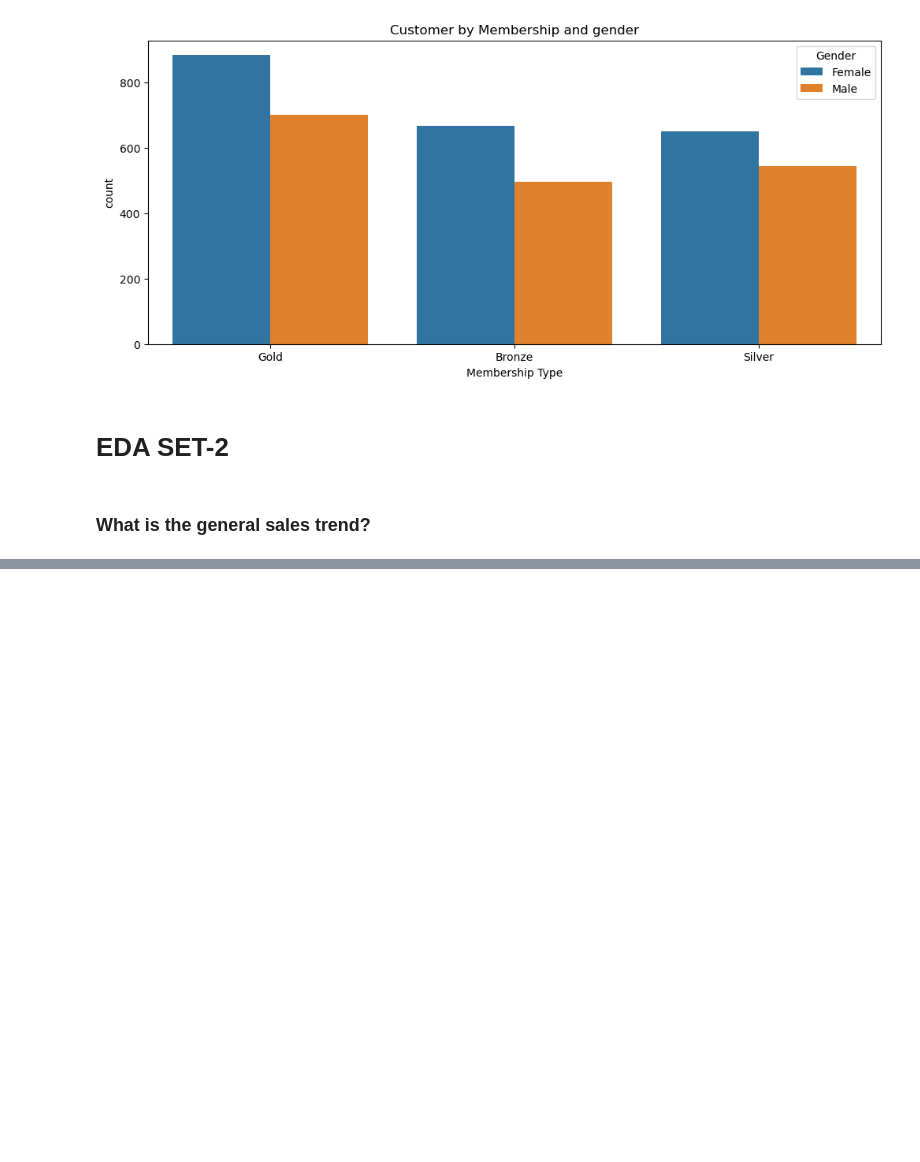
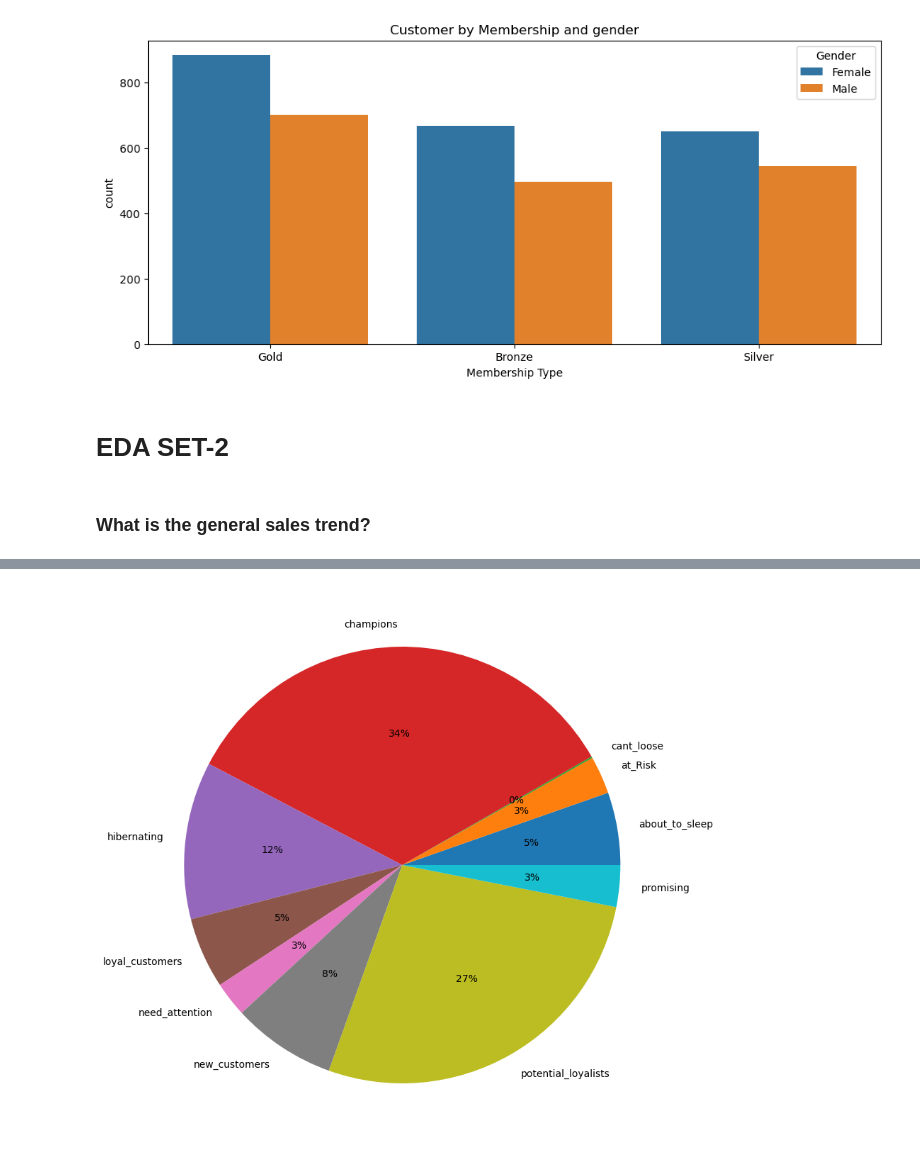
Before and after one commit to ABHISHEK-ALGO/Customer-Behaviour-and-Segmentation, a Jupyter notebook: Customer Behaviour and Segmentation.ipynb, the cells around one changed output, grey strips where cells are left out. Drawn from its saved outputs; the diff is of its cells as text; code cells hidden in the pictures; blank space fills up the shorter version.

```diff
--- a/Customer Behaviour and Segmentation.ipynb
+++ b/Customer Behaviour and Segmentation.ipynb
@@ -531,0 +574,5 @@ plt.show()
+# %%
+rfm = tn.groupby('CustomerID').agg({'InvoiceDate':lambda InvoiceDate: (today_date - InvoiceDate.max()).days,
+                                  'InvoiceNo': lambda InvoiceNO:InvoiceNO.nunique(),
+                                   'Total Price': lambda TotalPrice:TotalPrice.sum()})
+rfm.columns = ['Recency','Frequency','Monetary']
@@ -531,0 +583,31 @@ plt.show()
+# %%
+# assigning different scores according to importancce
+
+rfm['Recency_score'] = pd.cut(rfm['Recency'],5,labels = [5,4,3,2,1])
+# high score to low recent values since they are more recent
+
+# high frequency score gets rank 1
+rfm['frequency_rank'] = rfm['Frequency'].rank(method='first', ascending=False)
+# high frequncy and rank 1 will get high score as 5
+rfm['frequency_score'] = pd.qcut(rfm['frequency_rank'], 5, labels=[5, 4, 3, 2, 1])
+
+# the one with low monetary value will get low score
+rfm["monetary_score"] = pd.qcut(rfm['Monetary'], 5, labels=[1, 2, 3, 4, 5])
+
+rfm['RFM Score'] = (rfm['Recency_score'].astype(str)+rfm['frequency_score'].astype(str))
+# %%
+seg_map = {
+    r'[1-2][1-2]': 'hibernating',
+    r'[1-2][3-4]': 'at_Risk',
+    r'[1-2]5': 'cant_loose',
+    r'3[1-2]': 'about_to_sleep',
+    r'33': 'need_attention',
+    r'[3-4][4-5]': 'loyal_customers',
+    r'41': 'promising',
+    r'51': 'new_customers',
+    r'[4-5][2-3]': 'potential_loyalists',
+    r'5[4-5]': 'champions'
+}
+rfm['segment'] = rfm['RFM Score'].replace(seg_map, regex=True)
+rfm.reset_index(inplace=True)
+rfm.head()
@@ -531,0 +623,5 @@ plt.show()
+# %%
+segments_count = rfm.groupby("segment").agg({"CustomerID": "count"})
+segments_count.reset_index(inplace= True)
+segments_count.columns = ['Segment','Count']
+segments_count.head()
@@ -531,0 +635,6 @@ plt.show()
+# %%
+plt.figure(figsize=(20,10))
+plt.pie(segments_count["Count"],labels = segments_count["Segment"],autopct='%.0f%%')
+plt.show()
+# %% [output]
+[figure, added]
```
Also changed, not shown: parts of 18 cells of this notebook.
